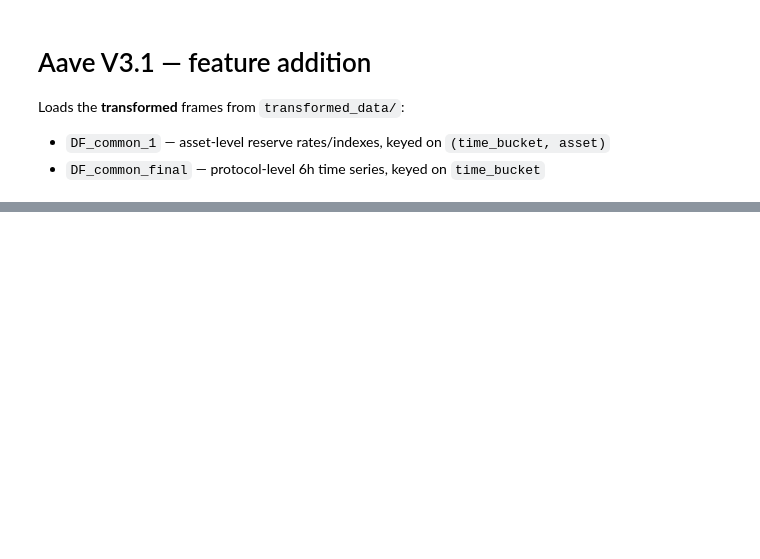
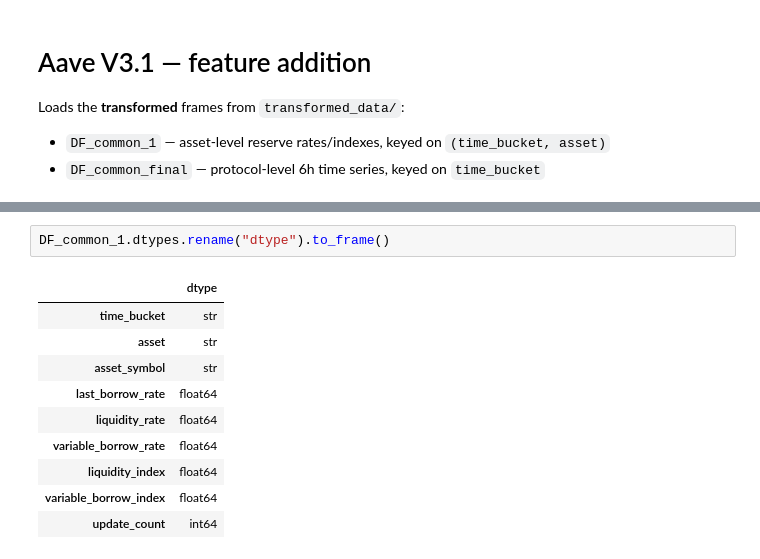
Before and after one commit to md-arham-ali/AAve_v3.1_Credit_risk_scoring, a Jupyter notebook: feature_addition.ipynb, the cells around one changed output, grey strips where cells are left out. Drawn from its saved outputs; the diff is of its cells as text; blank space fills up the shorter version.

```diff
--- a/feature_addition.ipynb
+++ b/feature_addition.ipynb
@@ -48,0 +317,13 @@ DF_common_final: 368 rows x 46 cols
+# %%
+DF_common_1.dtypes.rename("dtype").to_frame()
+# %% [output]
+|  | dtype |
+| time_bucket | str |
+| asset | str |
+| asset_symbol | str |
+| last_borrow_rate | float64 |
+| liquidity_rate | float64 |
+| variable_borrow_rate | float64 |
+| liquidity_index | float64 |
+| variable_borrow_index | float64 |
+| update_count | int64 |
```
Also changed, not shown: parts of 29 cells of this notebook, 4 other files.
